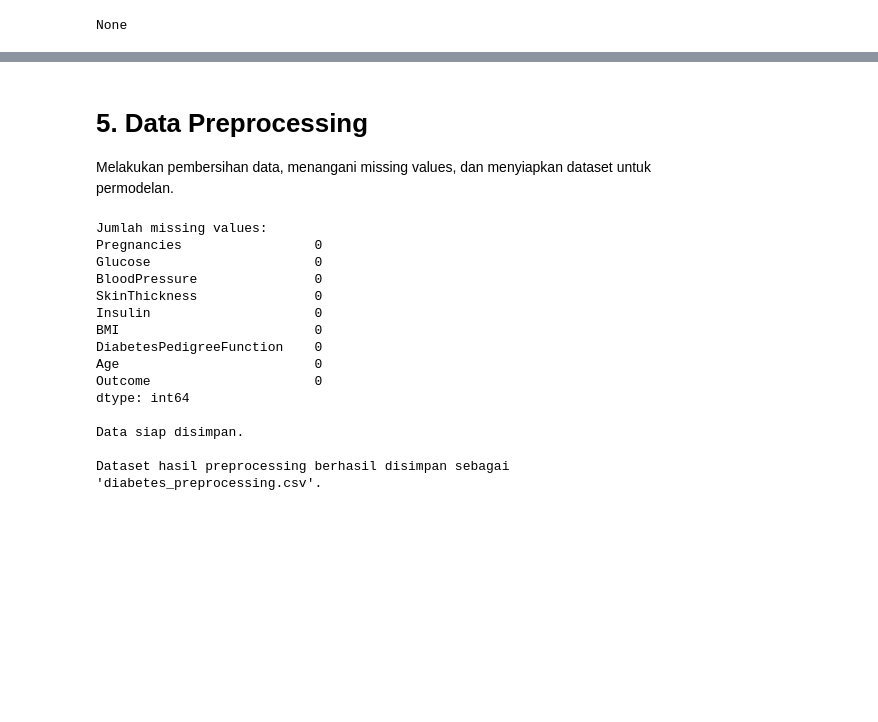
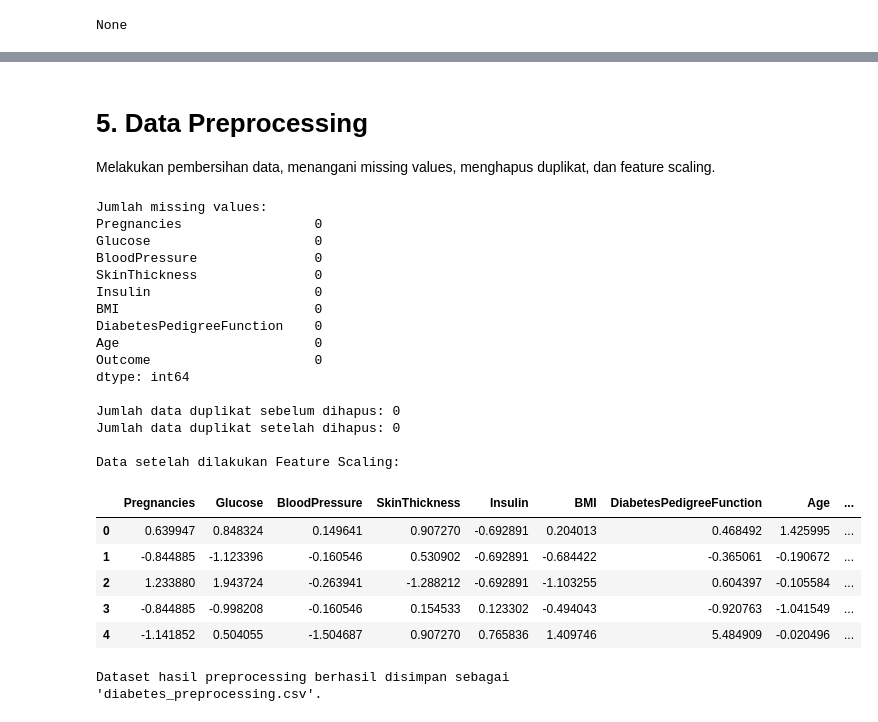
Before and after one commit to fernandairma14-netizen/Eksperimen_SML_Irma, a Jupyter notebook: preprocessing/Eksperimen_Irma.ipynb, the cells around one changed output, grey strips where cells are left out. Drawn from its saved outputs; the diff is of its cells as text; code cells hidden in the pictures; blank space fills up the shorter version.

Commit message:
Fix Kriteria 1: Enhanced EDA, Duplicate Handling, Feature Scaling

```diff
--- a/preprocessing/Eksperimen_Irma.ipynb
+++ b/preprocessing/Eksperimen_Irma.ipynb
@@ -68,31 +80,49 @@ plt.show()
 # %% [markdown]
 # **5. Data Preprocessing**
-Melakukan pembersihan data, menangani missing values, dan menyiapkan dataset untuk permodelan.
+Melakukan pembersihan data, menangani missing values, menghapus duplikat, dan feature scaling.
 # %%
 # 1. Mengecek missing values
 print("Jumlah missing values:")
 print(df.isnull().sum())
 
-# (Pada dataset ini, angka 0 pada fitur-fitur klinis bisa dianggap sebagai missing value)
-# Namun untuk keperluan baseline model, kita gunakan data apa adanya sebagai basic feature.
-print("\nData siap disimpan.")
+# 2. Menangani Data Duplikat
+duplicate_count = df.duplicated().sum()
+print(f"\nJumlah data duplikat sebelum dihapus: {duplicate_count}")
+df = df.drop_duplicates()
+print(f"Jumlah data duplikat setelah dihapus: {df.duplicated().sum()}")
+
+# 3. Feature Scaling (Standardisasi)
+scaler = StandardScaler()
+features = df.drop('Outcome', axis=1).columns
+df[features] = scaler.fit_transform(df[features])
+
+print("\nData setelah dilakukan Feature Scaling:")
+display(df.head())
 
 # Menyimpan Data Bersih
 df.to_csv('diabetes_preprocessing.csv', index=False)
 print("\nDataset hasil preprocessing berhasil disimpan sebagai 'diabetes_preprocessing.csv'.")
 # %% [output]
 Jumlah missing values:
 Pregnancies                 0
 Glucose                     0
 BloodPressure               0
 SkinThickness               0
 Insulin                     0
 BMI                         0
 DiabetesPedigreeFunction    0
 Age                         0
 Outcome                     0
 dtype: int64
 
-Data siap disimpan.
+Jumlah data duplikat sebelum dihapus: 0
+Jumlah data duplikat setelah dihapus: 0
 
-Dataset hasil preprocessing berhasil disimpan sebagai 'diabetes_preprocessing.csv'.
+Data setelah dilakukan Feature Scaling:
+|  | Pregnancies | Glucose | BloodPressure | SkinThickness | Insulin | BMI | DiabetesPedigreeFunction | Age | ... |
+| 0 | 0.639947 | 0.848324 | 0.149641 | 0.907270 | -0.692891 | 0.204013 | 0.468492 | 1.425995 | ... |
+| 1 | -0.844885 | -1.123396 | -0.160546 | 0.530902 | -0.692891 | -0.684422 | -0.365061 | -0.190672 | ... |
+| 2 | 1.233880 | 1.943724 | -0.263941 | -1.288212 | -0.692891 | -1.103255 | 0.604397 | -0.105584 | ... |
+| 3 | -0.844885 | -0.998208 | -0.160546 | 0.154533 | 0.123302 | -0.494043 | -0.920763 | -1.041549 | ... |
+| 4 | -1.141852 | 0.504055 | -1.504687 | 0.907270 | 0.765836 | 1.409746 | 5.484909 | -0.020496 | ... |
+Dataset hasil preprocessing berhasil disimpan sebagai 'diabetes_preprocessing.csv'.
```
Also changed, not shown: parts of 3 cells of this notebook, 1 other file.
